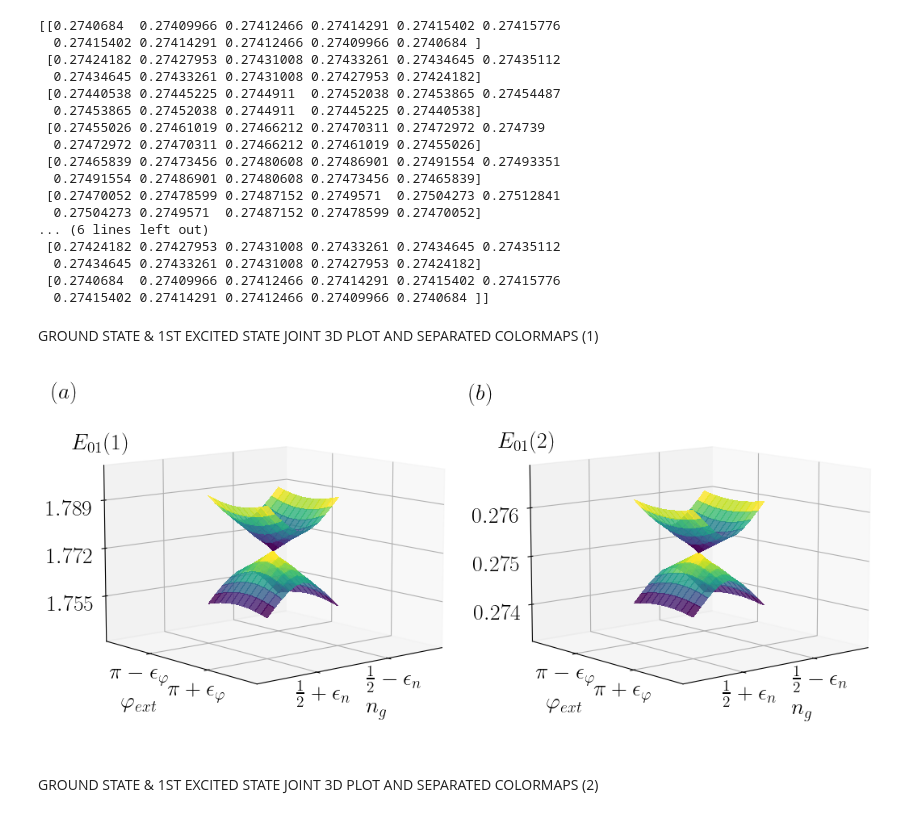
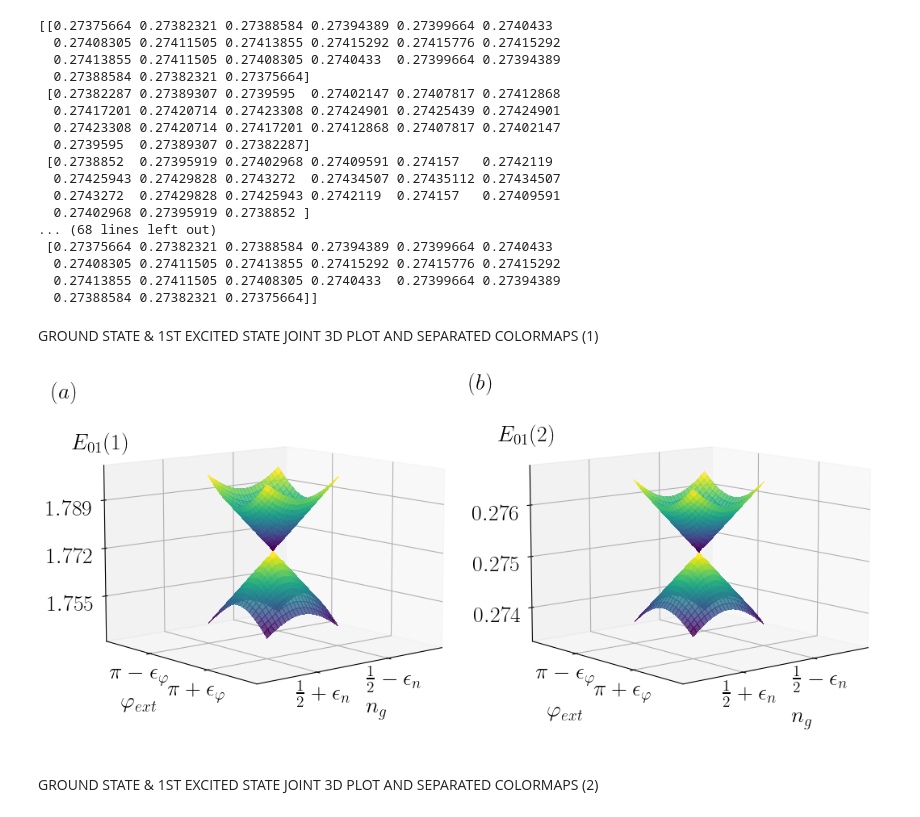
Before and after one commit to Jmalcrow/TFM, a Jupyter notebook: 3D_study_MODIFIED_EQUALGAP.ipynb, the cells around one changed output. Saved outputs shown, nothing was run; the diff lists cells and outputs as text; code cells hidden in the pictures.

```diff
--- a/3D_study_MODIFIED_EQUALGAP.ipynb
+++ b/3D_study_MODIFIED_EQUALGAP.ipynb
@@ -78,21 +78,26 @@ alpha2=(1j*(E_Cj_2/E_L_2)**(1.0/4.0))
 
 # For calculations ng
 
-ng1=np.arange(0.495,0.5051,0.001)
-ng2=np.arange(0.495,0.5051,0.001)
-print(r"(1%) \epsilon_n = ",0.005)
-epsilon_n=0.005
+#1
+
+ng1=np.arange(0.5-0.01*0.5 , 0.5+0.01*0.5 + 0.0001 , 0.01*0.5/10)
+ng2=np.arange(0.5-0.01*0.5 , 0.5+0.01*0.5 + 0.0001 , 0.01*0.5/10)
+print(r"(1%) \epsilon_n = ",0.01*0.5)
+epsilon_n=0.01*0.5
 print(ng1)
 
+
 # For calculations phiext
-a=np.pi-(np.pi*0.01)
-b=np.pi+(np.pi*0.01 + 0.001)
-phi_ext1=np.arange(a,b,(0.01*np.pi)*2/10)
-phi_ext2=np.arange(a,b,(0.01*np.pi)*2/10)
-print(r"(1%) \epsilon_{\varphi} = ",(0.01*np.pi))
-epsilon_phi=(0.01*np.pi)
+
+#1
+
+a=np.pi-(np.pi*0.022776)
+b=np.pi+(np.pi*0.022776 + 0.0001)
+phi_ext1=np.arange(a,b,(0.022776*np.pi)/10)
+phi_ext2=np.arange(a,b,(0.022776*np.pi)/10)
+print(r"(2.2776%) \epsilon_{\varphi} = ",(0.022776*np.pi))
+epsilon_phi=(0.022776*np.pi)
 print(phi_ext1)
-
 
 #2Darrays
 
@@ -216,23 +221,23 @@ Energies2_1[ 10 ][ 10 ] =  0.2761992762224823
 # %%
 print(Energies2_0)
 # %% [output]
-[[0.2740684  0.27409966 0.27412466 0.27414291 0.27415402 0.27415776
-  0.27415402 0.27414291 0.27412466 0.27409966 0.2740684 ]
- [0.27424182 0.27427953 0.27431008 0.27433261 0.27434645 0.27435112
-  0.27434645 0.27433261 0.27431008 0.27427953 0.27424182]
- [0.27440538 0.27445225 0.2744911  0.27452038 0.27453865 0.27454487
-  0.27453865 0.27452038 0.2744911  0.27445225 0.27440538]
- [0.27455026 0.27461019 0.27466212 0.27470311 0.27472972 0.274739
-  0.27472972 0.27470311 0.27466212 0.27461019 0.27455026]
- [0.27465839 0.27473456 0.27480608 0.27486901 0.27491554 0.27493351
-  0.27491554 0.27486901 0.27480608 0.27473456 0.27465839]
- [0.27470052 0.27478599 0.27487152 0.2749571  0.27504273 0.27512841
-  0.27504273 0.2749571  0.27487152 0.27478599 0.27470052]
-... (6 lines left out)
- [0.27424182 0.27427953 0.27431008 0.27433261 0.27434645 0.27435112
-  0.27434645 0.27433261 0.27431008 0.27427953 0.27424182]
- [0.2740684  0.27409966 0.27412466 0.27414291 0.27415402 0.27415776
-  0.27415402 0.27414291 0.27412466 0.27409966 0.2740684 ]]
+[[0.27375664 0.27382321 0.27388584 0.27394389 0.27399664 0.2740433
+  0.27408305 0.27411505 0.27413855 0.27415292 0.27415776 0.27415292
+  0.27413855 0.27411505 0.27408305 0.2740433  0.27399664 0.27394389
+  0.27388584 0.27382321 0.27375664]
+ [0.27382287 0.27389307 0.2739595  0.27402147 0.27407817 0.27412868
+  0.27417201 0.27420714 0.27423308 0.27424901 0.27425439 0.27424901
+  0.27423308 0.27420714 0.27417201 0.27412868 0.27407817 0.27402147
+  0.2739595  0.27389307 0.27382287]
+ [0.2738852  0.27395919 0.27402968 0.27409591 0.274157   0.2742119
+  0.27425943 0.27429828 0.2743272  0.27434507 0.27435112 0.27434507
+  0.2743272  0.27429828 0.27425943 0.2742119  0.274157   0.27409591
+  0.27402968 0.27395919 0.2738852 ]
+... (68 lines left out)
+ [0.27375664 0.27382321 0.27388584 0.27394389 0.27399664 0.2740433
+  0.27408305 0.27411505 0.27413855 0.27415292 0.27415776 0.27415292
+  0.27413855 0.27411505 0.27408305 0.2740433  0.27399664 0.27394389
+  0.27388584 0.27382321 0.27375664]]
 # %% [markdown]
 GROUND STATE & 1ST EXCITED STATE JOINT 3D PLOT AND SEPARATED COLORMAPS (1)
 # %%
@@ -263,35 +268,35 @@ ax1.text(0.5+4*epsilon_n,np.pi-2.5*epsilon_phi,1.826,r'$(a)$', fontsize=20)
 ax1.view_init(10, 50)
 
 # Plot 1: 3D surface plot
 ax2 = fig.add_subplot(122, projection='3d')
 surff1 = ax2.plot_surface(NG,PHI,Energies2_0, cmap="viridis", linewidth=0, antialiased=False, alpha=0.8)
 surff2 = ax2.plot_surface(NG,PHI, Energies2_1, cmap="viridis", linewidth=0, antialiased=False, alpha=0.8)
 #ax2.set_xlabel('$n_g$')
 #ax2.set_ylabel(r'$\varphi_{ext}$')
 #ax2.set_zlabel('$E_{01} (1)$')
 ax2.set_xlim(0.5-2.5*epsilon_n,0.5+2.5*epsilon_n)
 ax2.set_ylim(np.pi-2.5*epsilon_phi,np.pi+2.5*epsilon_phi)
-ax2.set_zlim(0.2733,0.2768)
+ax2.set_zlim(0.2734,0.2767)
 ax2.text(0.5+3.5*epsilon_n,np.pi-2.5*epsilon_phi,0.2773,r'$E_{01} (2)$', fontsize=20)
 ax2.text(0.5,np.pi+3*epsilon_phi,0.2723,r'$n_g$', fontsize=20)
 ax2.text(0.5+4.1*epsilon_n,np.pi,0.2725,r'$\varphi_{ext}$', fontsize=20)
 ax2.set_xticks([0.5-epsilon_n,0.5+epsilon_n],[r'$\frac{1}{2}-\epsilon_n$',r'$\frac{1}{2}+\epsilon_n$'])
 ax2.set_yticks([np.pi-epsilon_phi,np.pi+epsilon_phi],[r'$\pi - \epsilon_{\varphi}$',r'$\pi + \epsilon_{\varphi}$'])
 ax2.set_zticks([0.274,0.275,0.276],['$0.274$','$0.275$','$0.276$'])
 ax2.tick_params(axis='x', pad=-2.0)
 ax2.tick_params(axis='y', pad=2.0)
 ax2.tick_params(axis='z', pad=10.0)
 ax2.text(0.5+4.2*epsilon_n,np.pi-2.5*epsilon_phi,0.2783,r'$(b)$', fontsize=20)
 ax2.view_init(10, 50)
 
 # Adjust the spacing between subplots
 fig.subplots_adjust(wspace=0.1)
 
 # Show the figure
 #plt.savefig('E01_1&2_DEF_PRUEBA1.png',dpi=300,bbox_inches='tight')
 plt.show()
 # %% [output]
-[figure, old version]
+[figure, new version]
 # %% [markdown]
 GROUND STATE & 1ST EXCITED STATE JOINT 3D PLOT AND SEPARATED COLORMAPS (2)
 # %%
```
Also changed, not shown: parts of 7 cells of this notebook.
